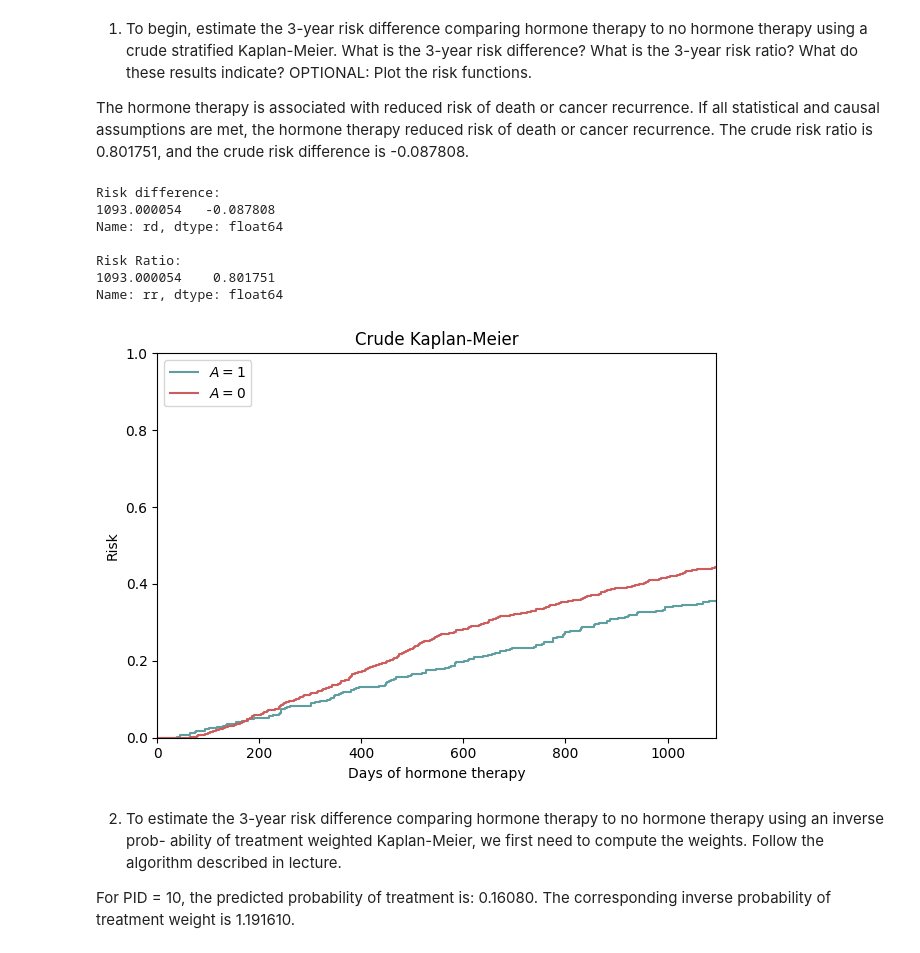
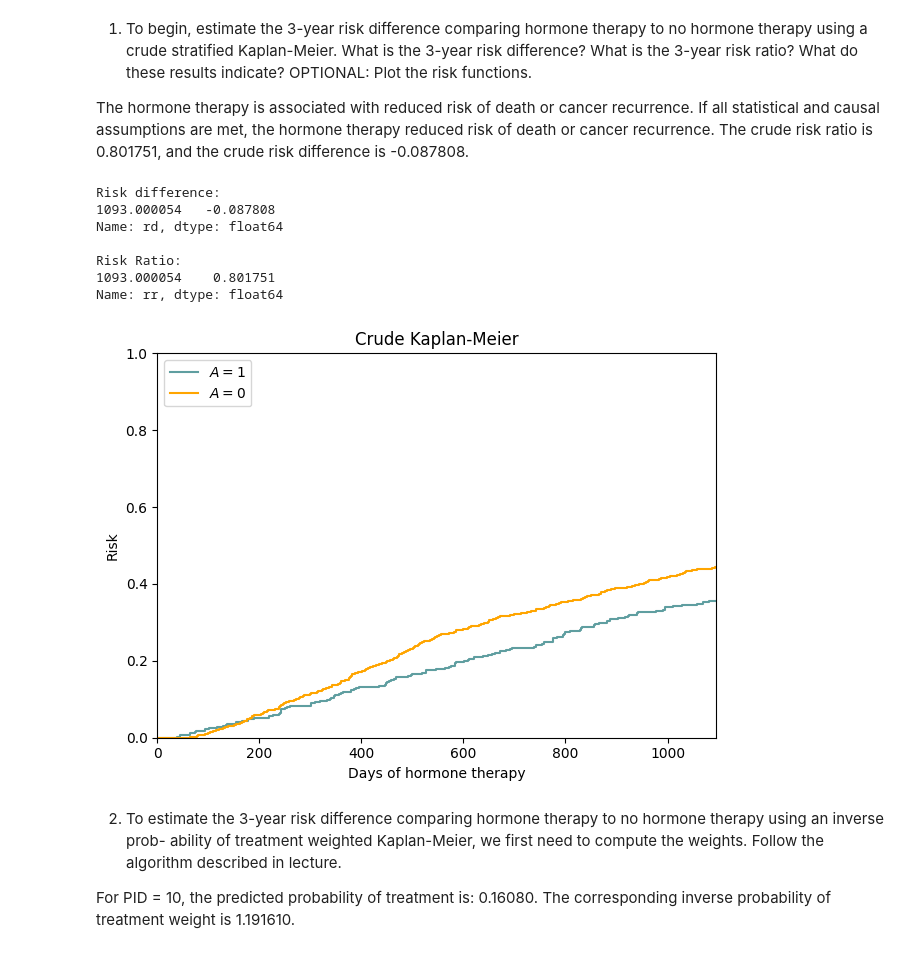
Before and after one commit to valerielucas/EPID717HW, a Jupyter notebook: notebooks/hw7.ipynb, the cells around one changed output. Cells and saved outputs as stored; diff of their text form; code cells hidden in the pictures.

```diff
--- a/notebooks/hw7.ipynb
+++ b/notebooks/hw7.ipynb
@@ -45,35 +75,35 @@ risk_n = pd.merge(risk_n1, risk_n0, how='outer',                # Outer merge ri
 tzero = pd.DataFrame([[0., 0.], ],                              # Creating row of zeroes for t=0
                      columns=['Surv prob_x', 'Surv prob_y'])
 risk_n = pd.concat([tzero, risk_n])                             # Adding zero row to risk data
 risk_n = risk_n.ffill()                                         # Forward-filling all missing risks on aligned times
 risk_n['rd'] = risk_n['Surv prob_x'] - risk_n['Surv prob_y']    # Computing the risk difference across columns
 risk_n['rr'] = risk_n['Surv prob_x'] / risk_n['Surv prob_y']    # Computing the risk ratio across columns
 
 # Return risk difference and risk ratio
 print(f"Risk difference:\n{risk_n['rd'].tail(1)}\n\nRisk Ratio:\n{risk_n['rr'].tail(1)}")
 
 # Plot unadjusted risk functions
 plt.step([0., ] + list(risk_n1.index) + [1095., ], [0., ] + list(risk_n1) + [list(risk_n1)[-1], ],
          where='post', color='cadetblue', label=r'$A=1$')
 plt.step([0., ] + list(risk_n0.index) + [1095., ], [0., ] + list(risk_n0) + [list(risk_n0)[-1], ],
-         where='post', color='indianred', label=r'$A=0$')
+         where='post', color='orange', label=r'$A=0$')
 plt.ylim([0., 1.0])
 plt.ylabel("Risk")
 plt.xlim([0, 1095])
 plt.xlabel("Days of hormone therapy")
 plt.title("Crude Kaplan-Meier")
 plt.legend(loc=2)
 plt.tight_layout()
 plt.show()
 # %% [output]
 Risk difference:
 1093.000054   -0.087808
 Name: rd, dtype: float64
 
 Risk Ratio:
 1093.000054    0.801751
 Name: rr, dtype: float64
-[figure, old version]
+[figure, new version]
 # %% [markdown]
 2. To estimate the 3-year risk difference comparing hormone therapy to no hormone therapy using an inverse prob- ability of treatment weighted Kaplan-Meier, we first need to compute the weights. Follow the algorithm described in lecture.
 
```
Also changed, not shown: parts of 10 cells of this notebook, 6 other files.
